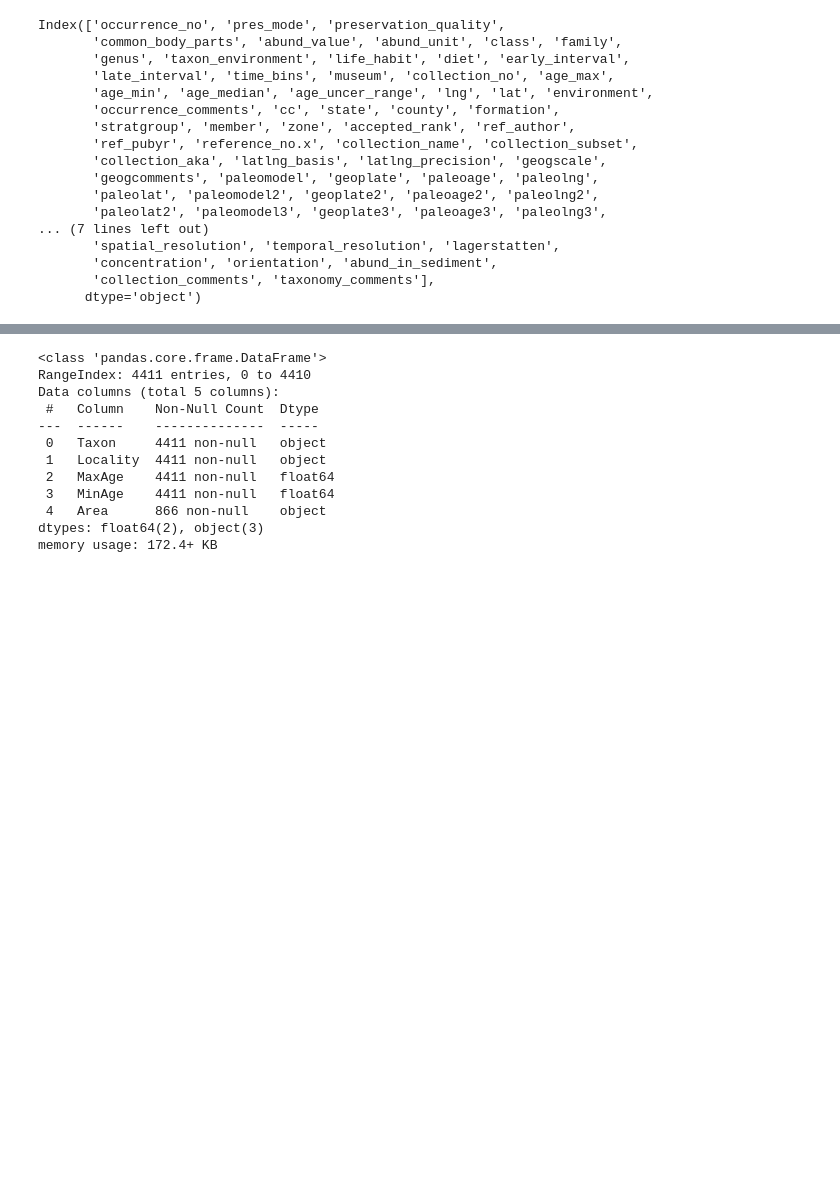
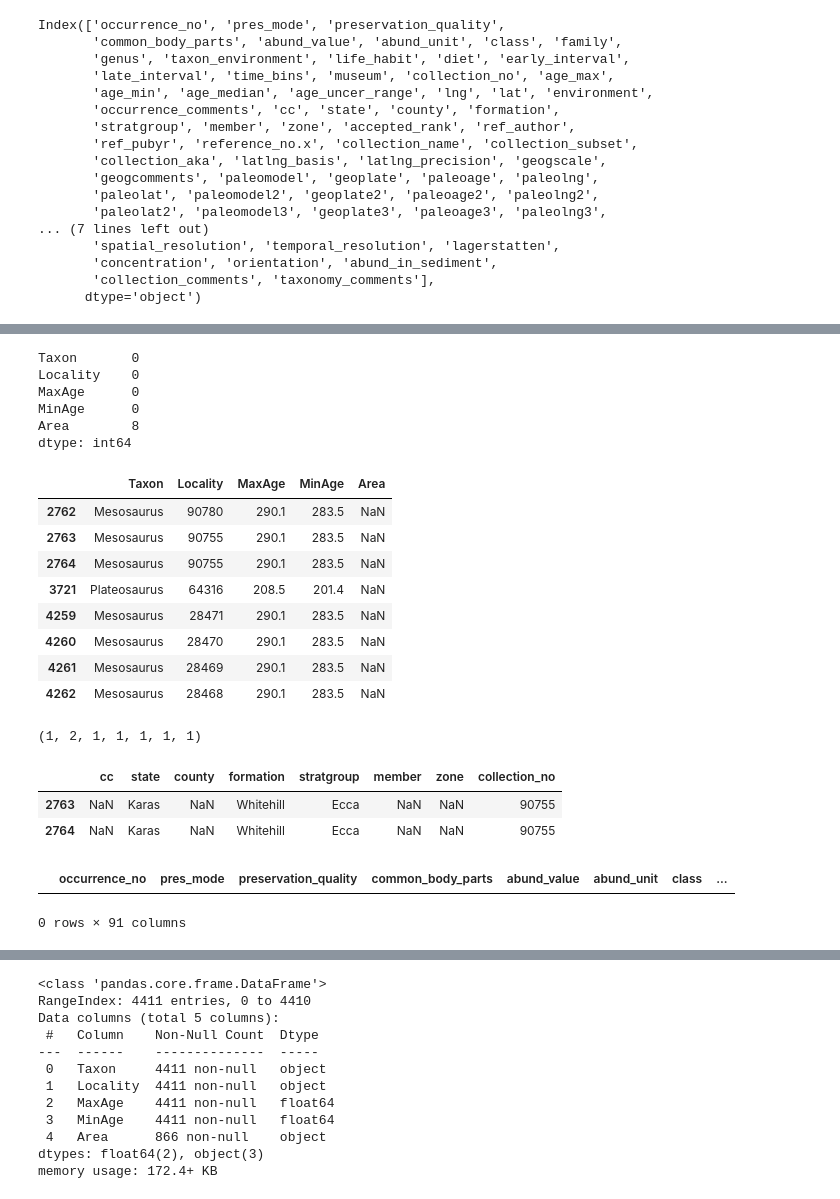
Before and after one commit to shelleylwang/DeepDiveR, a Jupyter notebook: reptilia/reptilia_eda.ipynb, the cells around one changed output, grey strips where cells are left out. Saved outputs shown, nothing was run; the diff lists cells and outputs as text; code cells hidden in the pictures; blank space fills up the shorter version.

```diff
--- a/reptilia/reptilia_eda.ipynb
+++ b/reptilia/reptilia_eda.ipynb
@@ -49,0 +74,22 @@ rep_filtered.head()
+# %%
+# Only 'Area' has nulls
+rep_filtered.isna().sum()
+# %% [output]
+Taxon       0
+Locality    0
+MaxAge      0
+MinAge      0
+Area        8
+dtype: int64
+# %%
+rep_filtered[rep_filtered['Area'].isna()]
+# %% [output]
+|  | Taxon | Locality | MaxAge | MinAge | Area |
+| 2762 | Mesosaurus | 90780 | 290.1 | 283.5 | NaN |
+| 2763 | Mesosaurus | 90755 | 290.1 | 283.5 | NaN |
+| 2764 | Mesosaurus | 90755 | 290.1 | 283.5 | NaN |
+| 3721 | Plateosaurus | 64316 | 208.5 | 201.4 | NaN |
+| 4259 | Mesosaurus | 28471 | 290.1 | 283.5 | NaN |
+| 4260 | Mesosaurus | 28470 | 290.1 | 283.5 | NaN |
+| 4261 | Mesosaurus | 28469 | 290.1 | 283.5 | NaN |
+| 4262 | Mesosaurus | 28468 | 290.1 | 283.5 | NaN |
@@ -49,0 +106,17 @@ rep_filtered.head()
+# %%
+# Seeing length of null entries for those localities
+len(null1), len(null2), len(null3), len(null4), len(null5), len(null6), len(null7)
+# Only null2 has >1
+# %% [output]
+(1, 2, 1, 1, 1, 1, 1)
+# %%
+null2[['cc', 'state', 'county', 'formation', 'stratgroup', 'member', 'zone', 'collection_no']]
+# %% [output]
+|  | cc | state | county | formation | stratgroup | member | zone | collection_no |
+| 2763 | NaN | Karas | NaN | Whitehill | Ecca | NaN | NaN | 90755 |
+| 2764 | NaN | Karas | NaN | Whitehill | Ecca | NaN | NaN | 90755 |
+# %%
+rep[rep['cc'] == 'Karas']
+# %% [output]
+|  | occurrence_no | pres_mode | preservation_quality | common_body_parts | abund_value | abund_unit | class | ... |
+0 rows × 91 columns
```
Also changed, not shown: parts of 14 cells of this notebook, 3 other files.
